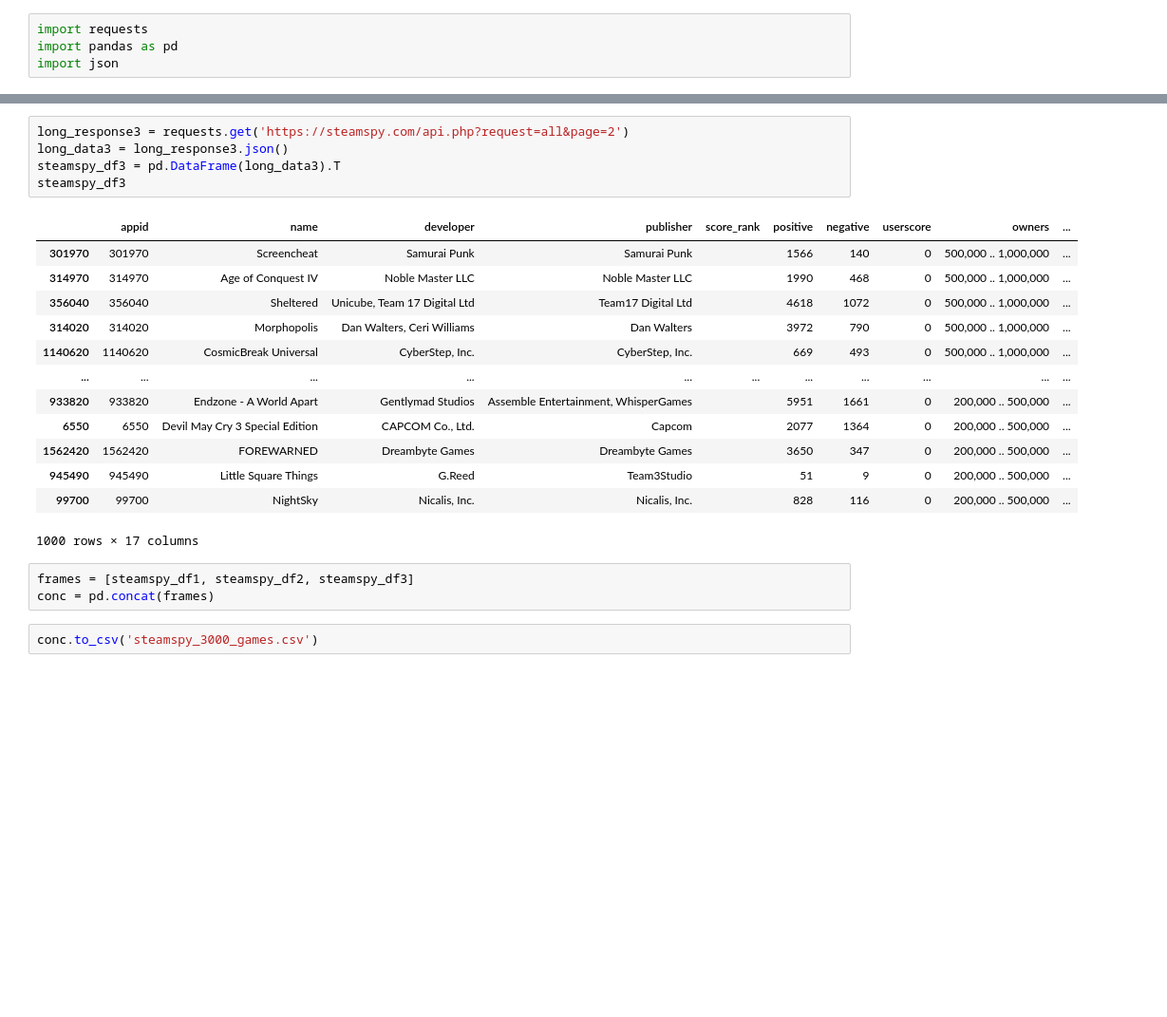
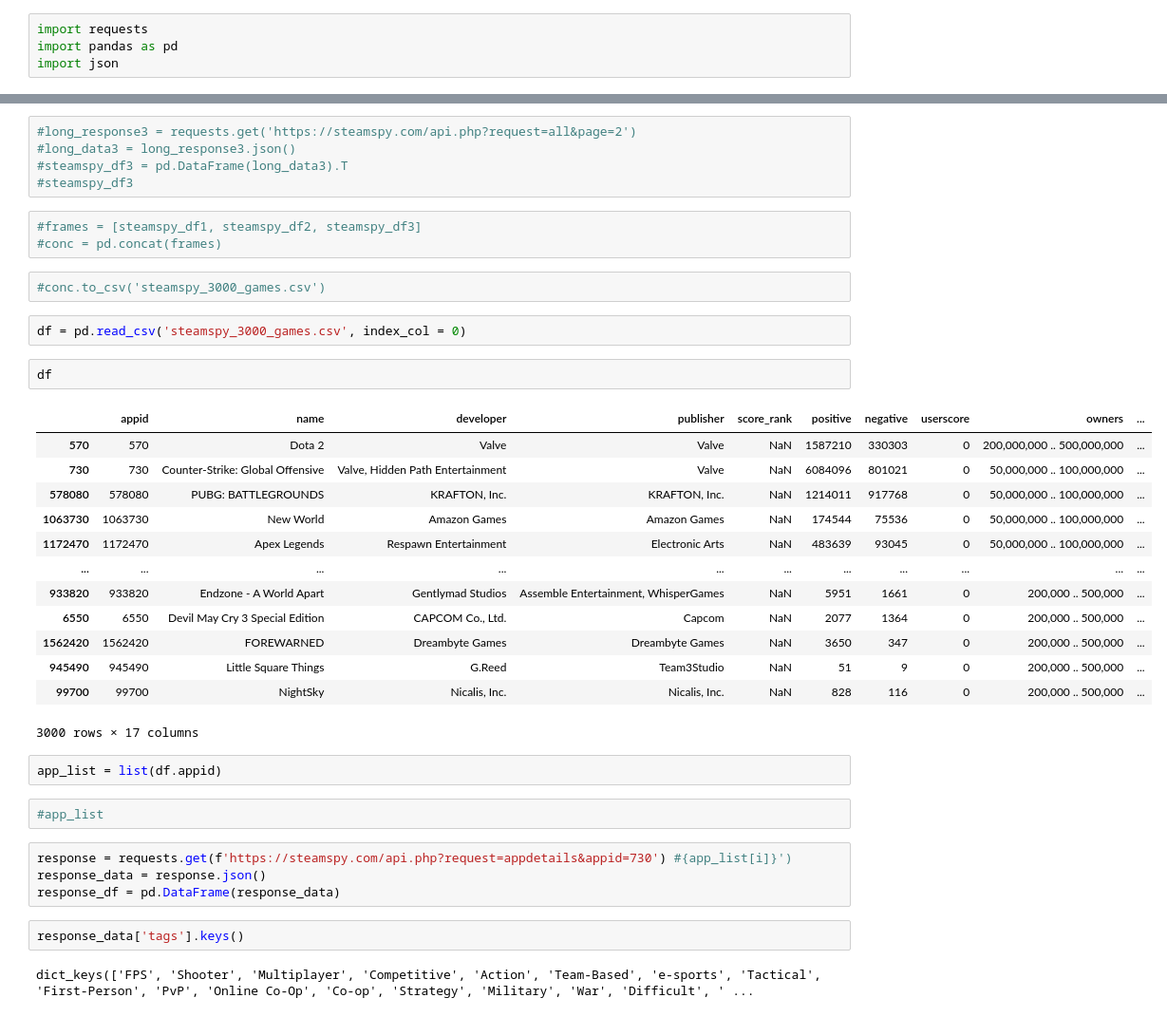
Before and after one commit to Estimating-steam-hours/Steam-Hours-Capstone, a Jupyter notebook: Michael/michael_working_notebook.ipynb, the cells around one changed output, grey strips where cells are left out. Shown: that part at 95% size. Saved outputs shown, nothing was run; the diff lists cells and outputs as text; blank space fills up the shorter version.

```diff
--- a/Michael/michael_working_notebook.ipynb
+++ b/Michael/michael_working_notebook.ipynb
@@ -111,24 +33,40 @@ steamspy_df2
 # %%
-long_response3 = requests.get('https://steamspy.com/api.php?request=all&page=2')
-long_data3 = long_response3.json()
-steamspy_df3 = pd.DataFrame(long_data3).T
-steamspy_df3
+#long_response3 = requests.get('https://steamspy.com/api.php?request=all&page=2')
+#long_data3 = long_response3.json()
+#steamspy_df3 = pd.DataFrame(long_data3).T
+#steamspy_df3
-# %% [output]
-|  | appid | name | developer | publisher | score_rank | positive | negative | userscore | owners | ... |
-| 301970 | 301970 | Screencheat | Samurai Punk | Samurai Punk |  | 1566 | 140 | 0 | 500,000 .. 1,000,000 | ... |
-| 314970 | 314970 | Age of Conquest IV | Noble Master LLC | Noble Master LLC |  | 1990 | 468 | 0 | 500,000 .. 1,000,000 | ... |
-| 356040 | 356040 | Sheltered | Unicube, Team 17 Digital Ltd | Team17 Digital Ltd |  | 4618 | 1072 | 0 | 500,000 .. 1,000,000 | ... |
-| 314020 | 314020 | Morphopolis | Dan Walters, Ceri Williams | Dan Walters |  | 3972 | 790 | 0 | 500,000 .. 1,000,000 | ... |
-| 1140620 | 1140620 | CosmicBreak Universal | CyberStep, Inc. | CyberStep, Inc. |  | 669 | 493 | 0 | 500,000 .. 1,000,000 | ... |
-| ... | ... | ... | ... | ... | ... | ... | ... | ... | ... | ... |
-| 933820 | 933820 | Endzone - A World Apart | Gentlymad Studios | Assemble Entertainment, WhisperGames |  | 5951 | 1661 | 0 | 200,000 .. 500,000 | ... |
-| 6550 | 6550 | Devil May Cry 3 Special Edition | CAPCOM Co., Ltd. | Capcom |  | 2077 | 1364 | 0 | 200,000 .. 500,000 | ... |
-| 1562420 | 1562420 | FOREWARNED | Dreambyte Games | Dreambyte Games |  | 3650 | 347 | 0 | 200,000 .. 500,000 | ... |
-| 945490 | 945490 | Little Square Things | G.Reed | Team3Studio |  | 51 | 9 | 0 | 200,000 .. 500,000 | ... |
-| 99700 | 99700 | NightSky | Nicalis, Inc. | Nicalis, Inc. |  | 828 | 116 | 0 | 200,000 .. 500,000 | ... |
-1000 rows × 17 columns
 # %%
-frames = [steamspy_df1, steamspy_df2, steamspy_df3]
-conc = pd.concat(frames)
+#frames = [steamspy_df1, steamspy_df2, steamspy_df3]
+#conc = pd.concat(frames)
 # %%
-conc.to_csv('steamspy_3000_games.csv')
+#conc.to_csv('steamspy_3000_games.csv')
+# %%
+df = pd.read_csv('steamspy_3000_games.csv', index_col = 0)
+# %%
+df
+# %% [output]
+|  | appid | name | developer | publisher | score_rank | positive | negative | userscore | owners | ... |
+| 570 | 570 | Dota 2 | Valve | Valve | NaN | 1587210 | 330303 | 0 | 200,000,000 .. 500,000,000 | ... |
+| 730 | 730 | Counter-Strike: Global Offensive | Valve, Hidden Path Entertainment | Valve | NaN | 6084096 | 801021 | 0 | 50,000,000 .. 100,000,000 | ... |
+| 578080 | 578080 | PUBG: BATTLEGROUNDS | KRAFTON, Inc. | KRAFTON, Inc. | NaN | 1214011 | 917768 | 0 | 50,000,000 .. 100,000,000 | ... |
+| 1063730 | 1063730 | New World | Amazon Games | Amazon Games | NaN | 174544 | 75536 | 0 | 50,000,000 .. 100,000,000 | ... |
+| 1172470 | 1172470 | Apex Legends | Respawn Entertainment | Electronic Arts | NaN | 483639 | 93045 | 0 | 50,000,000 .. 100,000,000 | ... |
+| ... | ... | ... | ... | ... | ... | ... | ... | ... | ... | ... |
+| 933820 | 933820 | Endzone - A World Apart | Gentlymad Studios | Assemble Entertainment, WhisperGames | NaN | 5951 | 1661 | 0 | 200,000 .. 500,000 | ... |
+| 6550 | 6550 | Devil May Cry 3 Special Edition | CAPCOM Co., Ltd. | Capcom | NaN | 2077 | 1364 | 0 | 200,000 .. 500,000 | ... |
+| 1562420 | 1562420 | FOREWARNED | Dreambyte Games | Dreambyte Games | NaN | 3650 | 347 | 0 | 200,000 .. 500,000 | ... |
+| 945490 | 945490 | Little Square Things | G.Reed | Team3Studio | NaN | 51 | 9 | 0 | 200,000 .. 500,000 | ... |
+| 99700 | 99700 | NightSky | Nicalis, Inc. | Nicalis, Inc. | NaN | 828 | 116 | 0 | 200,000 .. 500,000 | ... |
+3000 rows × 17 columns
+# %%
+app_list = list(df.appid)
+# %%
+#app_list
+# %%
+response = requests.get(f'https://steamspy.com/api.php?request=appdetails&appid=730') #{app_list[i]}')
+response_data = response.json()
+response_df = pd.DataFrame(response_data)
+# %%
+response_data['tags'].keys()
+# %% [output]
+dict_keys(['FPS', 'Shooter', 'Multiplayer', 'Competitive', 'Action', 'Team-Based', 'e-sports', 'Tactical', 'First-Person', 'PvP', 'Online Co-Op', 'Co-op', 'Strategy', 'Military', 'War', 'Difficult', ' ...
```
Also changed, not shown: parts of 20 cells of this notebook.
